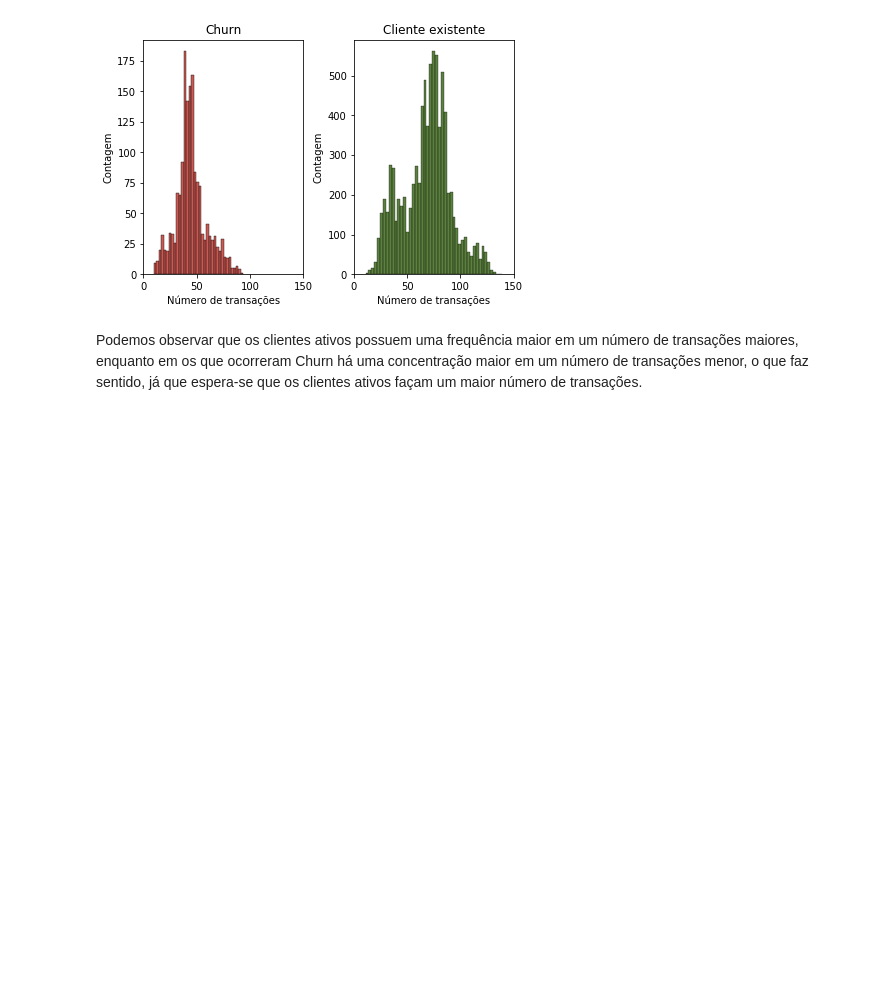
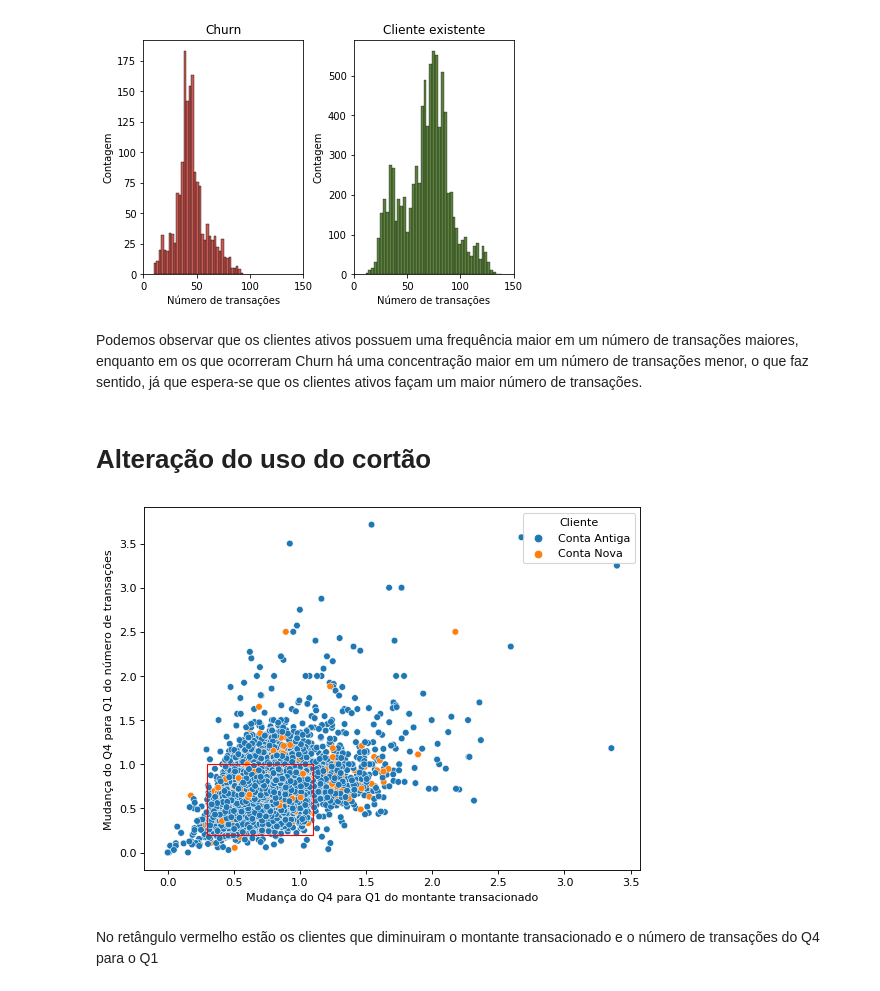
Before and after one commit to gabrielpastori/exploratoryAnalysis, a Jupyter notebook: eda.ipynb, the cells around one changed output. Cells and saved outputs as stored; diff of their text form; code cells hidden in the pictures; blank space fills up the shorter version.

```diff
--- a/eda.ipynb
+++ b/eda.ipynb
@@ -132,3 +132,28 @@ axs[1].set(xlabel="Número de transações", ylabel= "Contagem", xlim = (0,150))
 [figure]
 # %% [markdown]
 Podemos observar que os clientes ativos possuem uma frequência maior em um número de transações maiores, enquanto em os que ocorreram Churn há uma concentração maior em um número de transações menor, o que faz sentido, já que espera-se que os clientes ativos façam um maior número de transações.
+# %% [markdown]
+# Alteração do uso do cortão
+# %%
+import matplotlib.patches as patches
+fig, axs = plt.subplots(ncols=1)
+plt.close()
+
+
+bankc.loc[bankc['Months_on_book'] < 24, 'Cliente'] = 'Conta Nova'
+bankc.loc[bankc['Months_on_book'] >= 24, 'Cliente'] = 'Conta Antiga'
+plt.figure(figsize=(8, 6), dpi=80)
+sns.scatterplot(data=bankc, x='Total_Amt_Chng_Q4_Q1', y='Total_Ct_Chng_Q4_Q1', hue='Cliente')
+
+currentAxis = plt.gca()
+rect = patches.Rectangle((0.3, 0.2), 0.8, 0.8, linewidth=1, edgecolor='r', fill=None)
+currentAxis.add_patch(rect)
+
+plt.xlabel('Mudança do Q4 para Q1 do montante transacionado')
+plt.ylabel('Mudança do Q4 para Q1 do número de transações')
+
+plt.show()
+# %% [output]
+[figure, added]
+# %% [markdown]
+No retângulo vermelho estão os clientes que diminuiram o montante transacionado e o número de transações do Q4 para o Q1
```
